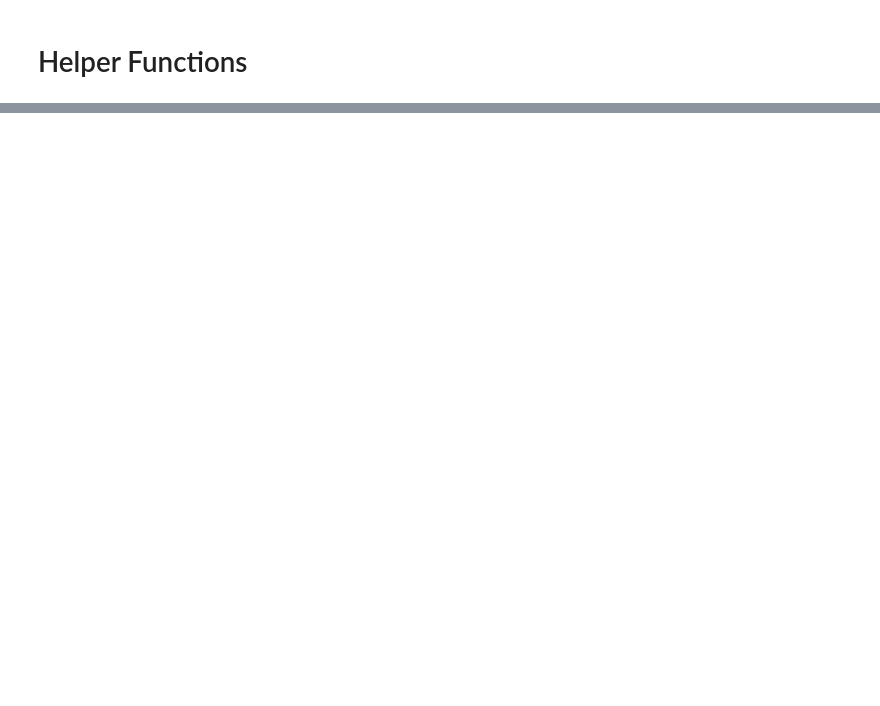
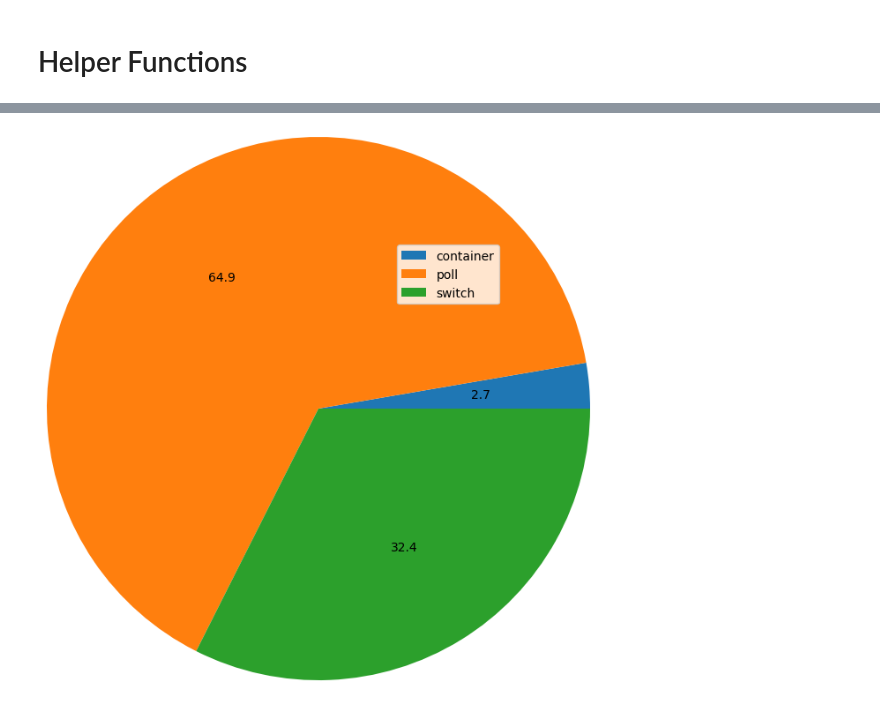
Before and after one commit to thesuhas/Intrusion-Detection-Docker, a Jupyter notebook: Dynamic Analysis/commandInjection/Syscall Analysis.ipynb, the cells around one changed output, grey strips where cells are left out. Cells and saved outputs as stored; diff of their text form; code cells hidden in the pictures; blank space fills up the shorter version.

```diff
--- a/Dynamic Analysis/commandInjection/Syscall Analysis.ipynb
+++ b/Dynamic Analysis/commandInjection/Syscall Analysis.ipynb
@@ -42,0 +47,4 @@ getPlot('mounted_socket')
+# %%
+getPlot('normal')
+# %% [output]
+[figure, added]
```
Also changed, not shown: parts of 3 cells of this notebook.
